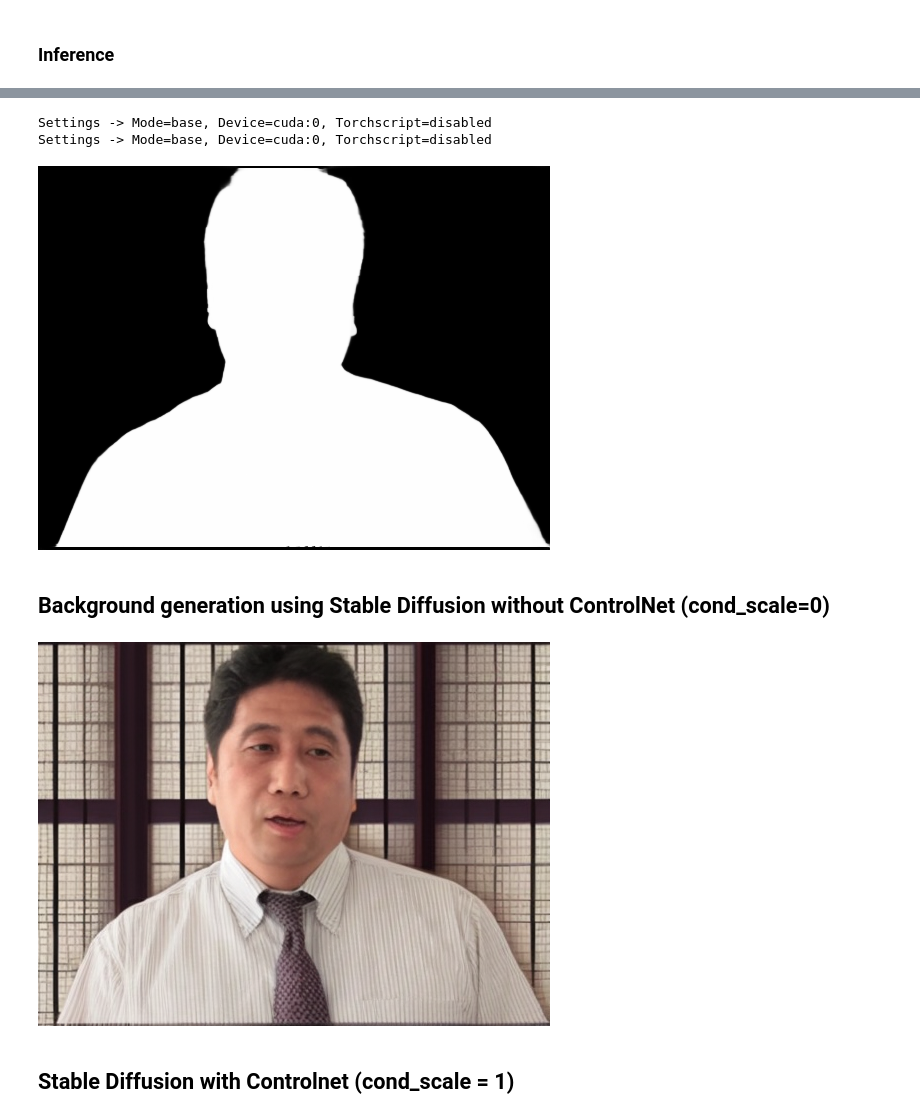
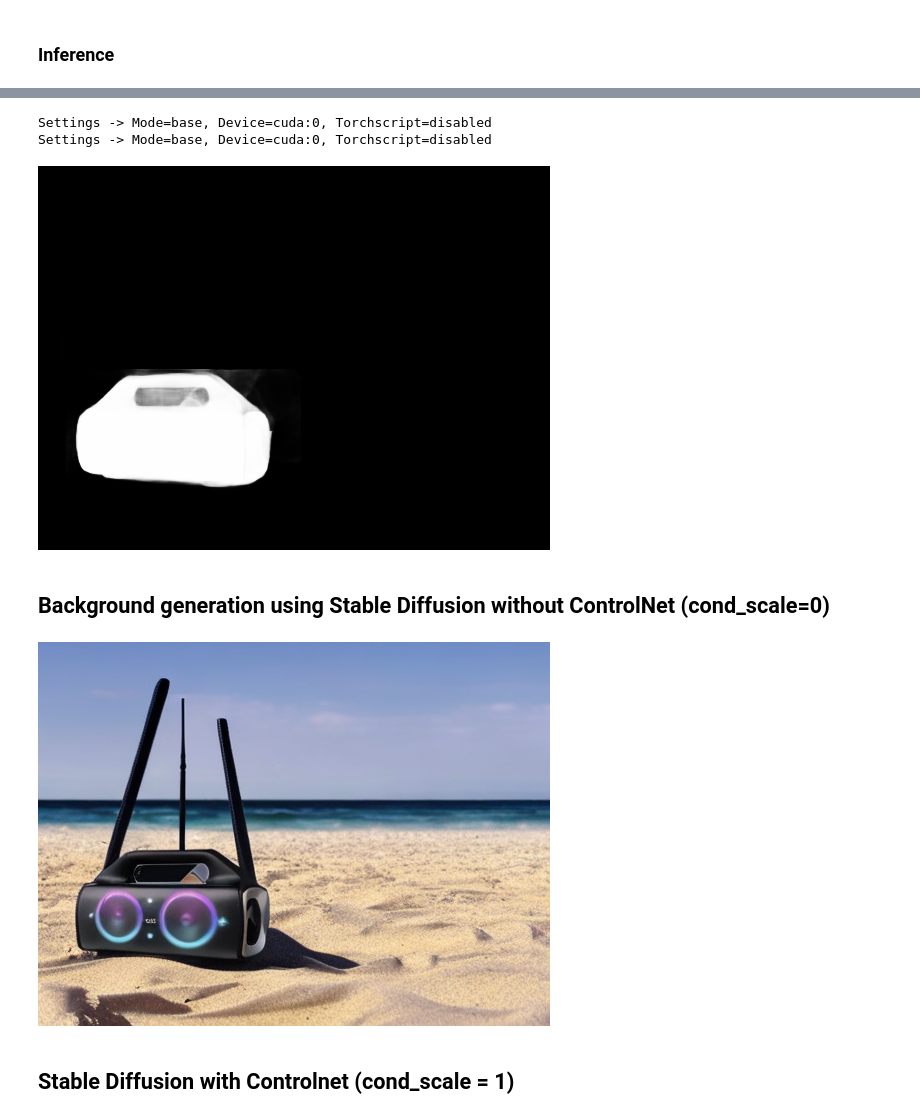
Before and after one commit to jungletada/ReGe, a Jupyter notebook: inference.ipynb, the cells around one changed output, grey strips where cells are left out. Drawn from its saved outputs; the diff is of its cells as text; code cells hidden in the pictures.

```diff
--- a/inference.ipynb
+++ b/inference.ipynb
@@ -43,9 +44,11 @@ def import_model_class_from_model_name_or_path(pretrained_model_name_or_path: st
     else:
         raise ValueError(f"{model_class} is not supported.")
 # %%
-controlnet = ControlNetModel.from_pretrained('./controlnet')
+ctrl_path = './rege_ctrl'
 
-tokenizer = AutoTokenizer.from_pretrained("./tokenizer",use_fast=False)
+controlnet = ControlNetModel.from_pretrained(osp.join(ctrl_path, 'controlnet'))
+
+tokenizer = AutoTokenizer.from_pretrained(osp.join(ctrl_path, 'tokenizer'),use_fast=False)
 
 
 sd_inpainting_model_name = "stabilityai/stable-diffusion-2-inpainting"
@@ -53,13 +56,13 @@ sd_inpainting_model_name = "stabilityai/stable-diffusion-2-inpainting"
 text_encoder_cls = import_model_class_from_model_name_or_path(sd_inpainting_model_name, None)
 
 # Load scheduler and models
-noise_scheduler = DDPMScheduler.from_pretrained("./scheduler")
+noise_scheduler = DDPMScheduler.from_pretrained(osp.join(ctrl_path, "scheduler"))
 
-text_encoder = text_encoder_cls.from_pretrained("./text_encoder")
+text_encoder = text_encoder_cls.from_pretrained(osp.join(ctrl_path, "text_encoder"))
 
-vae = AutoencoderKL.from_pretrained("./vae")
+vae = AutoencoderKL.from_pretrained(osp.join(ctrl_path, "vae"))
 
-unet = UNet2DConditionModel.from_pretrained("./unet")
+unet = UNet2DConditionModel.from_pretrained(osp.join(ctrl_path, "unet"))
 
 weight_dtype = torch.float32
 
@@ -103,10 +106,11 @@ def resize_with_padding(img, expected_size):
     return ImageOps.expand(img, padding)
 
 seed = 0
+img_name = 'imgs/radio.png'
 
-img = Image.open('imgs/shimamoto.jpg')
+img = Image.open(img_name).convert('RGB')
+img_size = (512, 384)
 img = resize_with_padding(img, img_size)
-img.save('imgs/shimamoto_nail.jpg')
 # %%
 img
 # %% [output]
@@ -122,4 +126,4 @@ fg_mask
 # %% [output]
 Settings -> Mode=base, Device=cuda:0, Torchscript=disabled
 Settings -> Mode=base, Device=cuda:0, Torchscript=disabled
-[figure, old version]
+[figure, new version]
@@ -133,25 +130,28 @@ prompt = "Japanese style background"
+# %%
+seed = 13
+prompt = "A radio is palced on a golden sunshine beach"
+mask = ImageOps.invert(fg_mask)
 # %% [markdown]
 ## Background generation using Stable Diffusion without ControlNet (cond_scale=0)
 # %%
-mask = ImageOps.invert(fg_mask)
 generator = torch.Generator(device='cuda').manual_seed(seed)
 
-cond_scale = 1.0
+cond_scale = 0.0
 with torch.autocast("cuda"):
     sd2_image = pipeline(
         prompt=prompt,
         image=img,
         mask_image=mask,
         control_image=mask,
         num_images_per_prompt=1,
         generator=generator,
         num_inference_steps=20,
         guess_mode=False,
         controlnet_conditioning_scale=cond_scale
     ).images[0]
 sd2_image
 # %% [output]
-[figure, old version]
+[figure, new version]
 # %% [markdown]
 ## Stable Diffusion with Controlnet (cond_scale = 1)
 # %%
```
Also changed, not shown: parts of 13 cells of this notebook, 20 other files.
